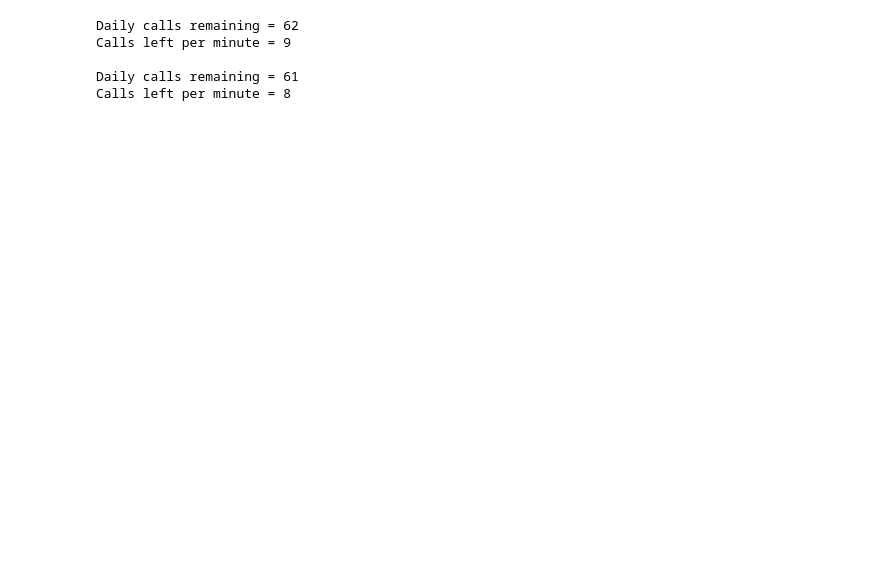
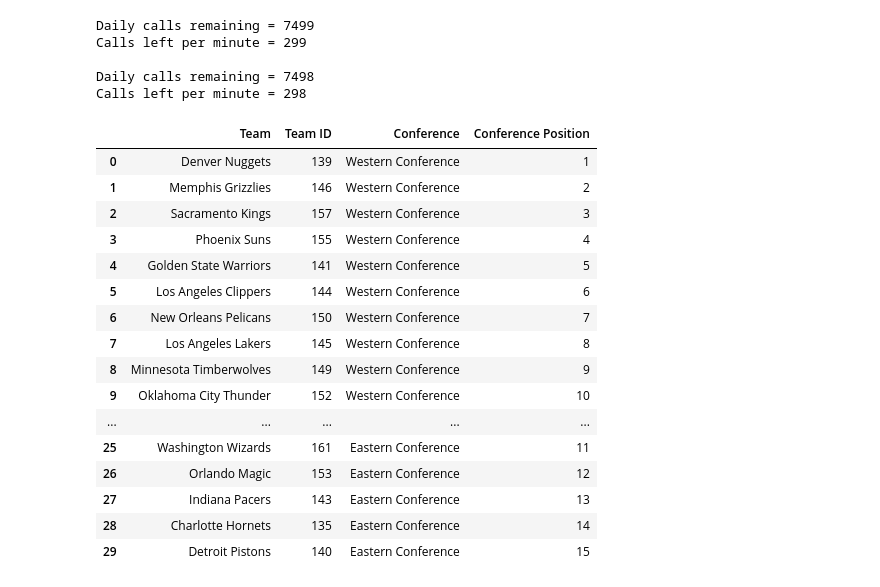
Before and after one commit to adeoyethomas/NBA_2022-2023, a Jupyter notebook: NBA_data.ipynb, the cells around one changed output. Cells and saved outputs as stored; diff of their text form; code cells hidden in the pictures; blank space fills up the shorter version.

Commit message:
games_played rectified

```diff
--- a/NBA_data.ipynb
+++ b/NBA_data.ipynb
@@ -146,18 +148,18 @@ def team_position_df():
         else:
             break
 
-    team_position_df.set_index('Team', inplace = True)
+    #team_position_df.set_index('Team', inplace = True)
 
     return team_position_df
 
 
 def team_stats_df_all_season(team_id_list):
 
-    games_played_df = pd.DataFrame(columns = ['Team', 'Home games', 'Away games', 'Total games'])
-    games_won_df = pd.DataFrame(columns = ['Team', 'Home wins', 'Away wins', 'Total wins'])
-    games_lost_df = pd.DataFrame(columns = ['Team', 'Home loses', 'Away loses', 'Total loses'])
-    points_for_df = pd.DataFrame(columns = ['Team', 'Home points for', 'Away points for', 'Total points for'])
-    points_against_df = pd.DataFrame(columns = ['Team', 'Home points against', 'Away points against', 'Total points against'])
+    games_played_df = pd.DataFrame(columns = ['Team', 'Home games', 'Away games', 'Total games', 'Team ID'])
+    games_won_df = pd.DataFrame(columns = ['Team', 'Home wins', 'Away wins', 'Total wins', 'Team ID'])
+    games_lost_df = pd.DataFrame(columns = ['Team', 'Home loses', 'Away loses', 'Total loses', 'Team ID'])
+    points_for_df = pd.DataFrame(columns = ['Team', 'Home points for', 'Away points for', 'Total points for', 'Team ID'])
+    points_against_df = pd.DataFrame(columns = ['Team', 'Home points against', 'Away points against', 'Total points against', 'Team ID'])
 
     df_row = 0
 
@@ -196,7 +198,7 @@ def team_stats_df_all_season(team_id_list):
             games_away = team_statistics["response"]["games"]["played"]["away"]
             games_all = team_statistics["response"]["games"]["played"]["all"]
 
-            # extracts data for GAMES LOST DF
+            # extracts data for GAMES WON DF
             won_home = team_statistics["response"]["games"]["wins"]["home"]["total"]
             won_away = team_statistics["response"]["games"]["wins"]["away"]["total"]
             total_won = team_statistics["response"]["games"]["wins"]["all"]["total"]
@@ -211,16 +213,16 @@ def team_stats_df_all_season(team_id_list):
             points_for_away = team_statistics["response"]["points"]["for"]["total"]["away"]
             points_for_total = team_statistics["response"]["points"]["for"]["total"]["all"]
 
-            # extracts data for POINTS FOR DF
+            # extracts data for POINTS AGAINST DF
             points_against_home = team_statistics["response"]["points"]["against"]["total"]["home"]
             points_against_away = team_statistics["response"]["points"]["against"]["total"]["away"]
             points_against_total = team_statistics["response"]["points"]["against"]["total"]["all"]
 
-            games_played_df.loc[df_row] = [team_name, games_home, games_away, games_all]
-            games_won_df.loc[df_row] = [team_name, won_home, won_away, total_won]
-            games_lost_df.loc[df_row] = [team_name, lost_home, lost_away, total_lost]
-            points_for_df.loc[df_row] = [team_name, points_for_home, points_for_away, points_for_total]
-            points_against_df.loc[df_row] = [team_name, points_against_home, points_against_away, points_against_total]
+            games_played_df.loc[df_row] = [team_name, games_home, games_away, games_all, id]
+            games_won_df.loc[df_row] = [team_name, won_home, won_away, total_won, id]
+            games_lost_df.loc[df_row] = [team_name, lost_home, lost_away, total_lost, id]
+            points_for_df.loc[df_row] = [team_name, points_for_home, points_for_away, points_for_total, id]
+            points_against_df.loc[df_row] = [team_name, points_against_home, points_against_away, points_against_total, id]
 
             df_row += 1
 
@@ -235,8 +237,8 @@ def team_stats_df_all_season(team_id_list):
             print('Daily calls remaining = ' + str(daily_calls_remaining))
             print('Calls left per minute = ' + str(perMinute_calls_remaining), '\n')
 
-            time.sleep(7)
-            # Sleep for 7 seconds to avoid having more than 10 calls per minute as I am using the free API
+            time.sleep(0.25)
+            # Sleep for 0.25 seconds to avoid having more than 300 calls per minute as I am using the PRO API plan
         else:
             break
 
@@ -311,12 +246,30 @@ SyntaxError: expression cannot contain assignment, perhaps you meant "=="? (4267
 # %%
 team_id_list = team_id_list()
 team_position_df = team_position_df()
+display(team_position_df)
 # %% [output]
-Daily calls remaining = 62
-Calls left per minute = 9
+Daily calls remaining = 7499
+Calls left per minute = 299
 
-Daily calls remaining = 61
-Calls left per minute = 8
+Daily calls remaining = 7498
+Calls left per minute = 298
+|  | Team | Team ID | Conference | Conference Position |
+| 0 | Denver Nuggets | 139 | Western Conference | 1 |
+| 1 | Memphis Grizzlies | 146 | Western Conference | 2 |
+| 2 | Sacramento Kings | 157 | Western Conference | 3 |
+| 3 | Phoenix Suns | 155 | Western Conference | 4 |
+| 4 | Golden State Warriors | 141 | Western Conference | 5 |
+| 5 | Los Angeles Clippers | 144 | Western Conference | 6 |
+| 6 | New Orleans Pelicans | 150 | Western Conference | 7 |
+| 7 | Los Angeles Lakers | 145 | Western Conference | 8 |
+| 8 | Minnesota Timberwolves | 149 | Western Conference | 9 |
+| 9 | Oklahoma City Thunder | 152 | Western Conference | 10 |
+| ... | ... | ... | ... | ... |
+| 25 | Washington Wizards | 161 | Eastern Conference | 11 |
+| 26 | Orlando Magic | 153 | Eastern Conference | 12 |
+| 27 | Indiana Pacers | 143 | Eastern Conference | 13 |
+| 28 | Charlotte Hornets | 135 | Eastern Conference | 14 |
+| 29 | Detroit Pistons | 140 | Eastern Conference | 15 |
 # %%
 games_played_df, games_won_df, games_lost_df, points_for_df, points_against_df = team_stats_df_all_season(team_id_list)
 # %% [output]
```
Also changed, not shown: parts of 15 cells of this notebook.
